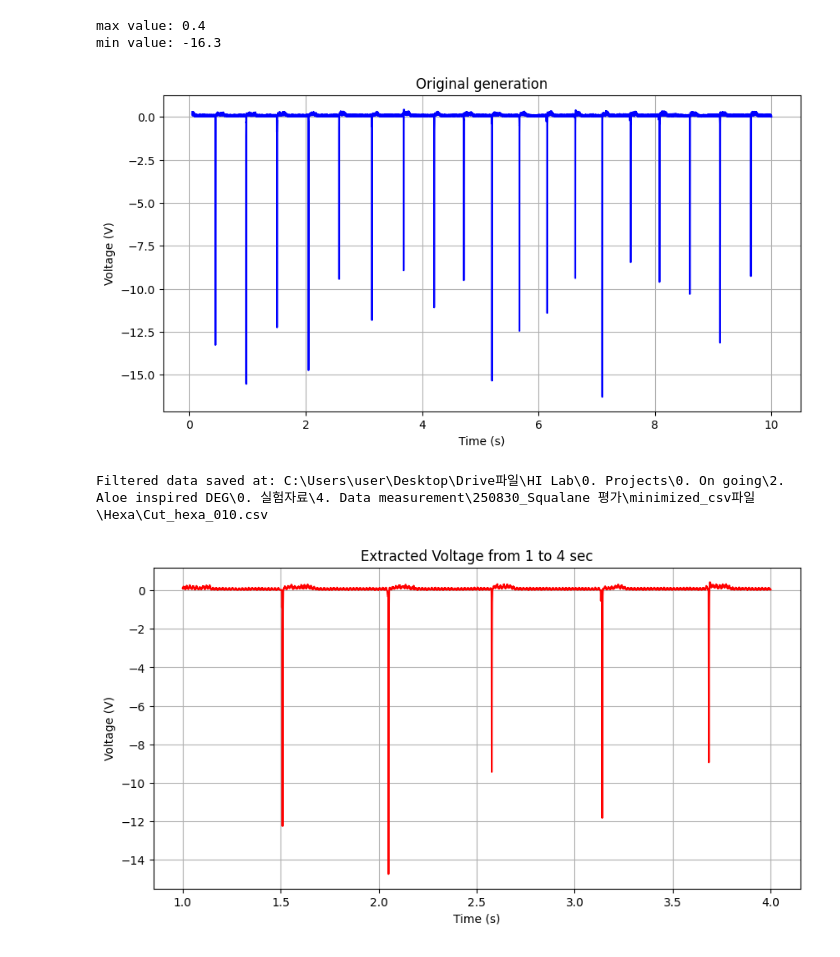
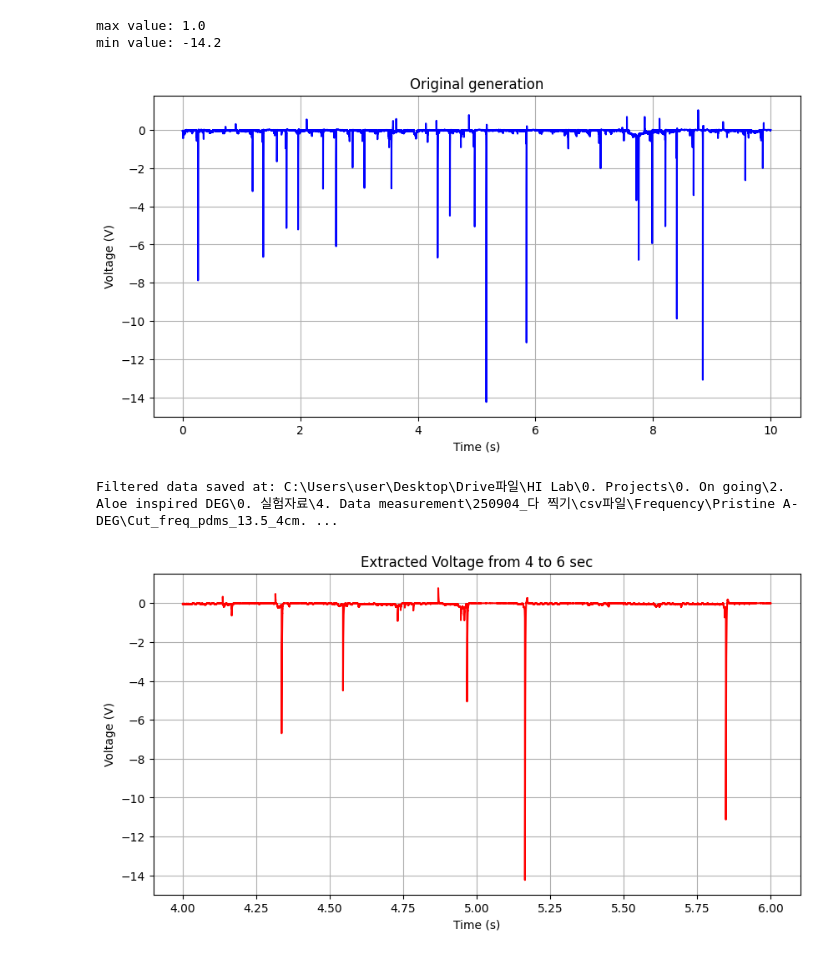
Before and after one commit to Gibeom-Lee/GB_practicing, a Jupyter notebook: data_processing/partial_extraction.ipynb, the cells around one changed output. Drawn from its saved outputs; the diff is of its cells as text; code cells hidden in the pictures.

```diff
--- a/data_processing/partial_extraction.ipynb
+++ b/data_processing/partial_extraction.ipynb
@@ -9,39 +9,39 @@ import os
 # %%
 # fp는 업로드 된 파일, lp는 컴퓨터 내 파일. r주소
 file_path = "data/0M teng 2.csv"
-local_path = r"C:\Users\user\Desktop\Drive파일\HI Lab\0. Projects\0. On going\2. Aloe inspired DEG\0. 실험자료\4. Data measurement\250830_Squalane 평가\minimized_csv파일\Hexa\hexa_010.csv"
+local_path = r"C:\Users\user\Desktop\Drive파일\HI Lab\0. Projects\0. On going\2. Aloe inspired DEG\0. 실험자료\4. Data measurement\250904_다 찍기\csv파일\Frequency\Pristine A-DEG\freq_pdms_13.5_4cm.csv"
 
 # file path 불러오기
 #df = pd.read_csv(file_path, header=None, skiprows=30)
 # local path 불러오기
 df = pd.read_csv(local_path, header=None, skiprows=30)
 
 df.iloc[:30, :] = np.nan
 df.columns = ["Time", "Current"]
 
 # 데이터 형식 변환...글자 -> NaNwwwwwww
 df["Time"] = pd.to_numeric(df["Time"], errors='coerce')
 df["Current"] = pd.to_numeric(df["Current"], errors='coerce')
 
 print(f"max value: {df.iloc[:, 1].max(skipna=True):.1f}")
 print(f"min value: {df.iloc[:, 1].min(skipna=True):.1f}")
 
 plt.figure(figsize=(10, 5))
 plt.plot(df.iloc[:, 0], df.iloc[:, 1], label="AC current", color='b')
 plt.xlabel("Time (s)")
 plt.ylabel("Voltage (V)")
 plt.title("Original generation")
 #plt.ylim(-1, 9)
 #plt.legend()
 plt.grid(True)
 plt.show()
 # %% [output]
-max value: 0.4
-min value: -16.3
+max value: 1.0
+min value: -14.2
-[figure, old version]
+[figure, new version]
 # %%
 # 필터링된 데이터 생성
-time_range = (1,4)  # 단위: 초 ########### MODIFY HERE
+time_range = (4,6)  # 단위: 초 ########### MODIFY HERE
 df_filtered = df[(df.iloc[:, 0] >= time_range[0]) & (df.iloc[:, 0] <= time_range[1])]
 
 # 기존 local_path에서 폴더 경로 및 원래 파일명 추출
@@ -63,5 +63,5 @@ plt.title(f"Extracted Voltage from {time_range[0]} to {time_range[1]} sec")
 plt.grid(True)
 plt.show()
 # %% [output]
-Filtered data saved at: C:\Users\user\Desktop\Drive파일\HI Lab\0. Projects\0. On going\2. Aloe inspired DEG\0. 실험자료\4. Data measurement\250830_Squalane 평가\minimized_csv파일\Hexa\Cut_hexa_010.csv
+Filtered data saved at: C:\Users\user\Desktop\Drive파일\HI Lab\0. Projects\0. On going\2. Aloe inspired DEG\0. 실험자료\4. Data measurement\250904_다 찍기\csv파일\Frequency\Pristine A-DEG\Cut_freq_pdms_13.5_4cm. ...
-[figure, old version]
+[figure, new version]
```
Also changed, not shown: 4 other files.
